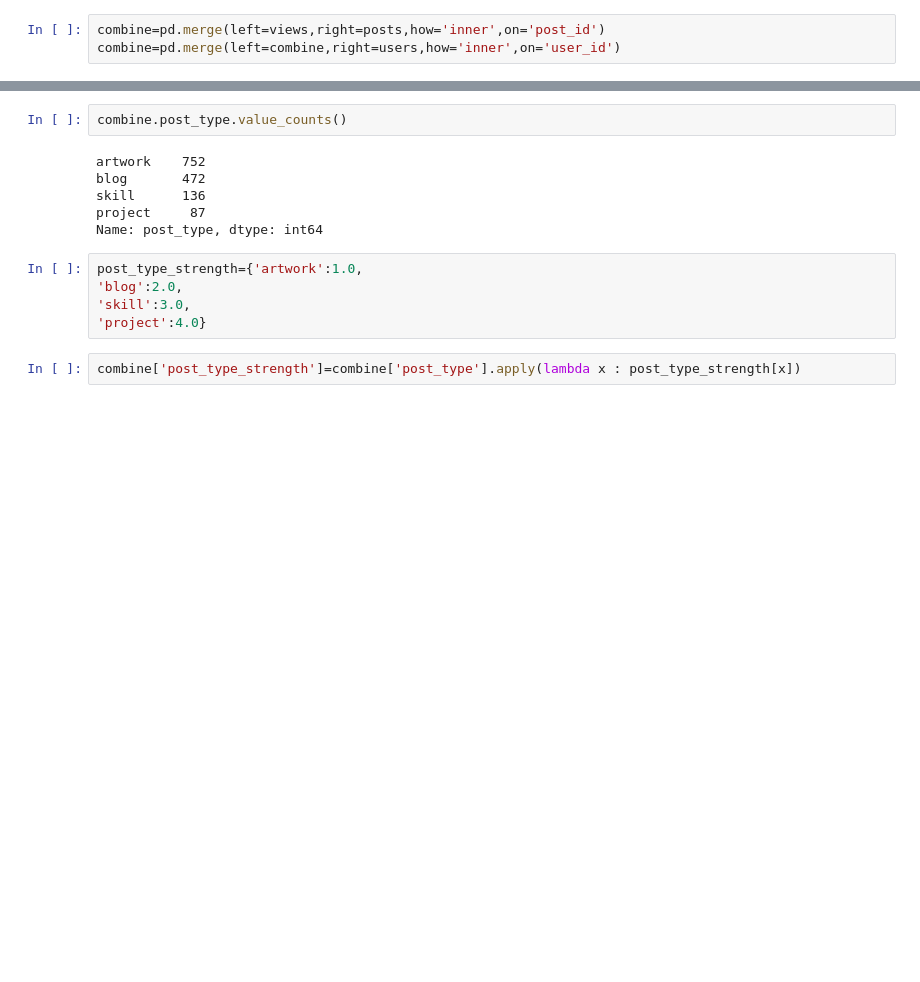
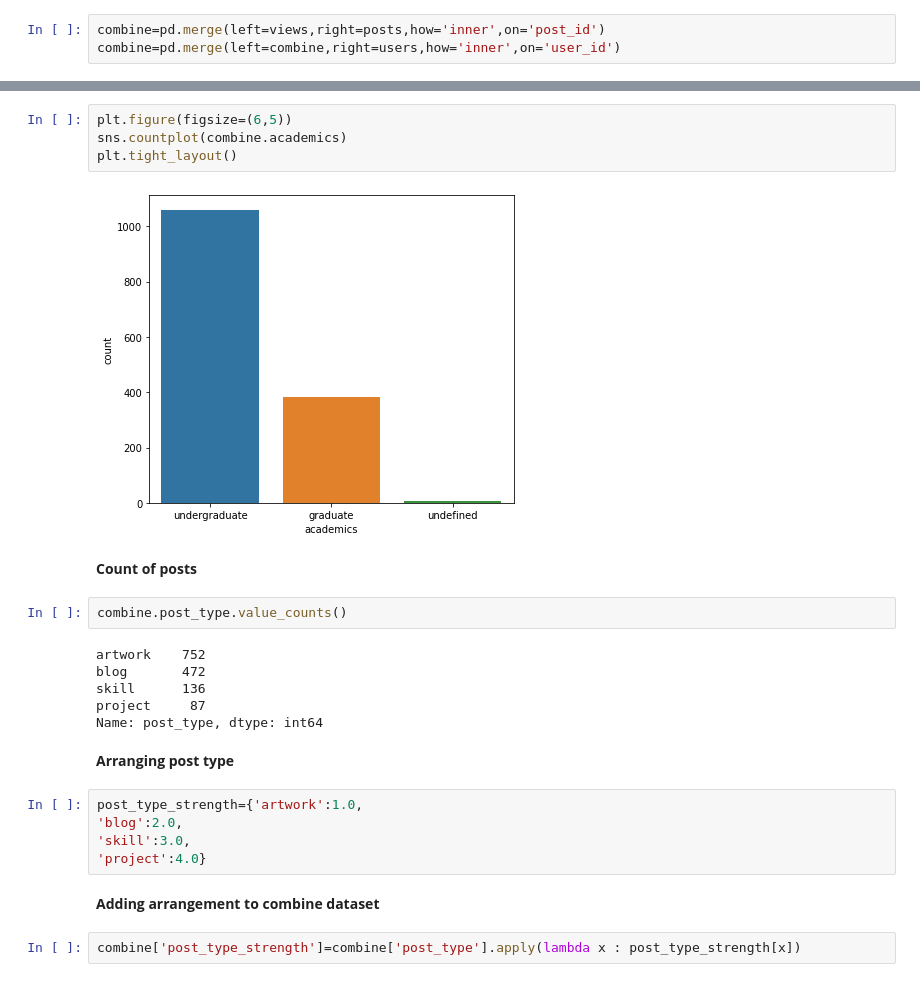
Before and after one commit to kumarg160491/internship_task_Socialmedia.com, a Jupyter notebook: social_comment_.ipynb, the cells around one changed output, grey strips where cells are left out. Drawn from its saved outputs; the diff is of its cells as text; blank space fills up the shorter version.

```diff
--- a/social_comment_.ipynb
+++ b/social_comment_.ipynb
@@ -129,3 +137,11 @@ sns.countplot(combine.academics)
+# %%
+plt.figure(figsize=(6,5))
+sns.countplot(combine.academics)
+plt.tight_layout()
+# %% [output]
+[figure, added]
+# %% [markdown]
+**Count of posts**
 # %%
 combine.post_type.value_counts()
 # %% [output]
@@ -134,11 +150,15 @@ blog       472
 skill      136
 project     87
 Name: post_type, dtype: int64
+# %% [markdown]
+**Arranging post type**
 # %%
 post_type_strength={'artwork':1.0,
 'blog':2.0,
 'skill':3.0,
 'project':4.0}
+# %% [markdown]
+**Adding arrangement to combine dataset**
 # %%
 combine['post_type_strength']=combine['post_type'].apply(lambda x : post_type_strength[x])
 # %%
```
Also changed, not shown: parts of 14 cells of this notebook.
